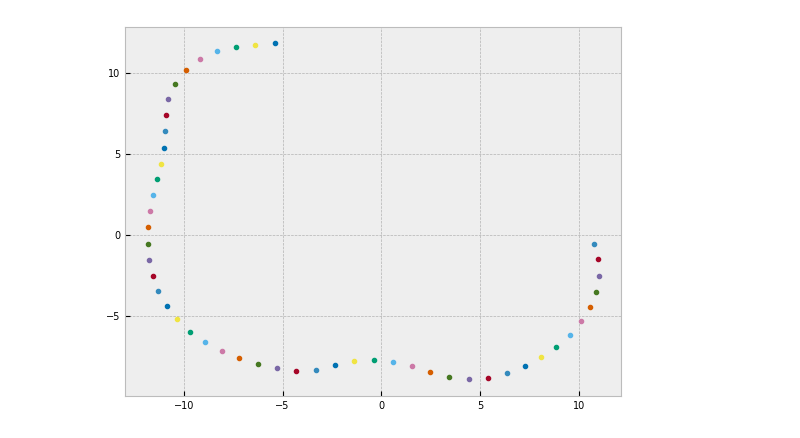
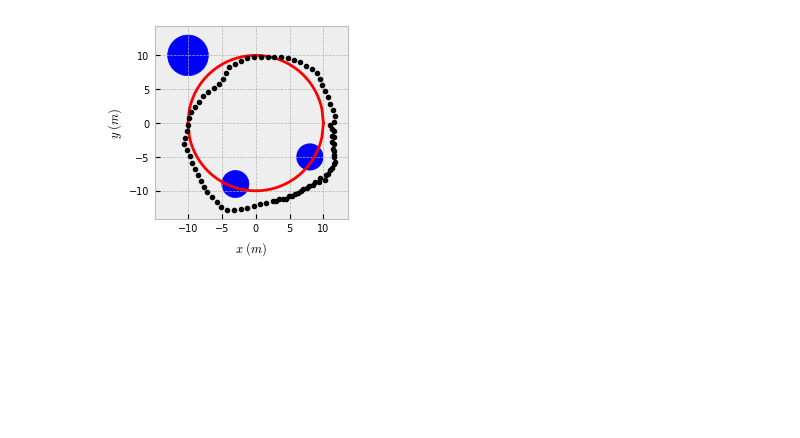
Before and after one commit to msramada/Control-Importance-Distribution-Algorithm-CIDA-, a Jupyter notebook: TestAngle.ipynb, the cells around one changed output. Drawn from its saved outputs; the diff is of its cells as text; code cells hidden in the pictures; blank space fills up the shorter version.

```diff
--- a/TestAngle.ipynb
+++ b/TestAngle.ipynb
@@ -19,13 +19,34 @@ import random
 from scipy.linalg import sqrtm
 
 saveFigs = True
-FigWidth = 3.0
-FigHeight = 1.5
+FigWidth = 2.5
+FigHeight = 2.5
+# %%
+# A function to prepare the figure, its size, and plot the constraints set.
+
+def Constraintsplot(ax):
+    xc = np.linspace(-10,10,100)
+    yc1 = np.sqrt(10**2-xc**2)
+    yc2 = -np.sqrt(10**2-xc**2)
+    ax.set_xlabel('$x\,\, (m)$', fontsize=9)
+    ax.set_ylabel('$y\,\, (m)$', fontsize=9)
+    ax.plot(xc,yc1,'r')
+    ax.plot(xc,yc2,'r')
+    ax.axis('equal')
+    circle1 = plt.Circle((xs[0], ys[0]), rs[0], facecolor = 'blue')
+    circle2 = plt.Circle((xs[1], ys[1]), rs[1], color='blue')
+    circle3 = plt.Circle((xs[2], ys[2]), rs[2], color='blue')
+    ax.add_patch(circle1)
+    ax.add_patch(circle2)
+    ax.add_patch(circle3)
+    pass
 # %%
-T = 50
+fig, ax= plt.subplots(figsize=(FigWidth,FigHeight))
+Constraintsplot(ax)
+T = 90
 x_true = np.array([[10,0,0]]).T
 for k in range(T):
     x_true = stateDynamics(x_true, Controller(x_true), x_true*0)
-    plt.plot(x_true[0],x_true[1],'.')
+    ax.plot(x_true[0],x_true[1],'.k')
 # %% [output]
-[figure, old version]
+[figure, new version]
```
Also changed, not shown: 9 other files.
